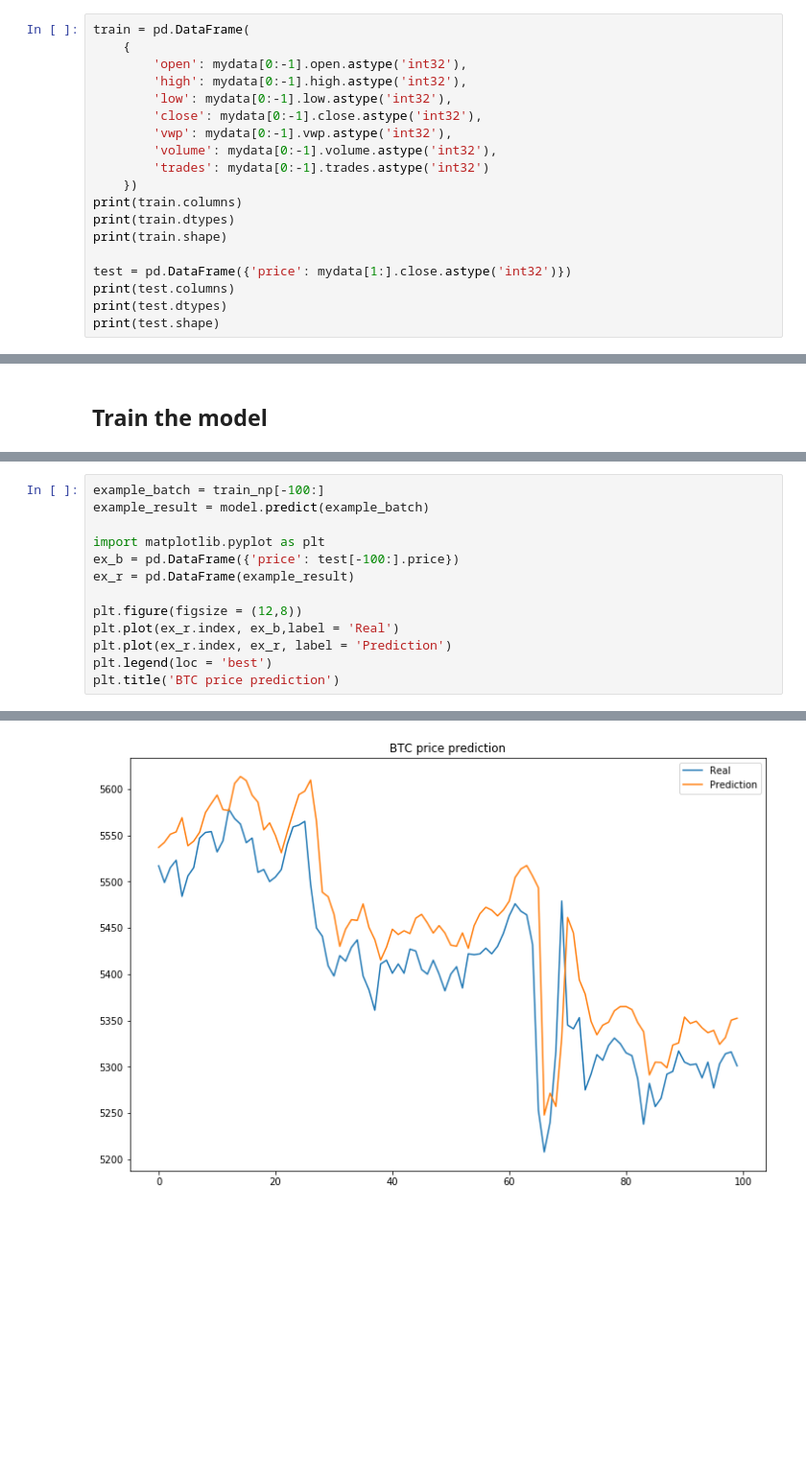
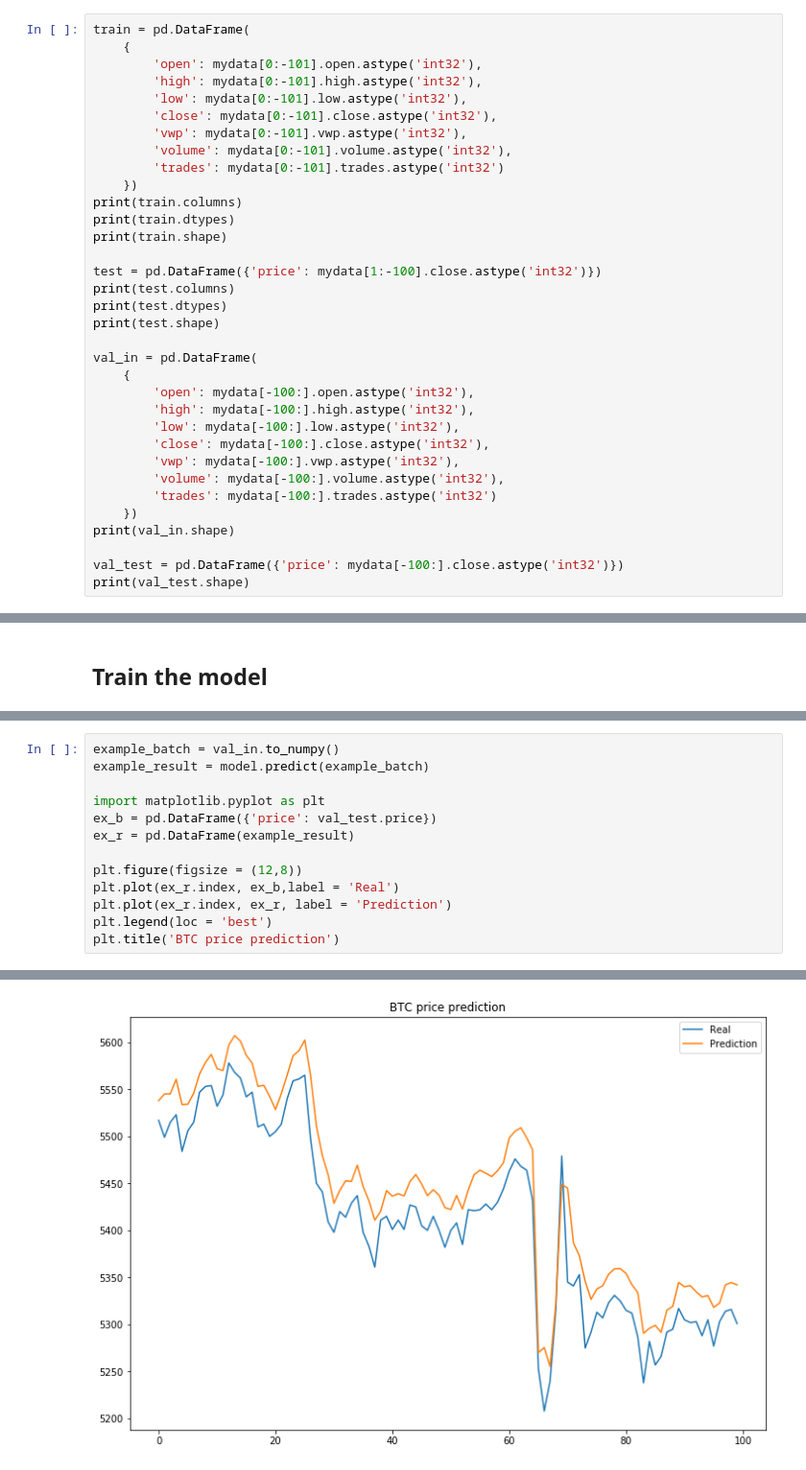
Before and after one commit to kochol/tf_tests, a Jupyter notebook: test01.ipynb, the cells around one changed output, grey strips where cells are left out. Shown at 96% size. Drawn from its saved outputs; the diff is of its cells as text; blank space fills up the shorter version.

Commit message:
Split test data and train data

```diff
--- a/test01.ipynb
+++ b/test01.ipynb
@@ -92,22 +90,37 @@ Prepare the data for training
 # %%
 train = pd.DataFrame(
     {
-        'open': mydata[0:-1].open.astype('int32'),
-        'high': mydata[0:-1].high.astype('int32'),
-        'low': mydata[0:-1].low.astype('int32'),
-        'close': mydata[0:-1].close.astype('int32'),
-        'vwp': mydata[0:-1].vwp.astype('int32'),
-        'volume': mydata[0:-1].volume.astype('int32'),
-        'trades': mydata[0:-1].trades.astype('int32')
+        'open': mydata[0:-101].open.astype('int32'),
+        'high': mydata[0:-101].high.astype('int32'),
+        'low': mydata[0:-101].low.astype('int32'),
+        'close': mydata[0:-101].close.astype('int32'),
+        'vwp': mydata[0:-101].vwp.astype('int32'),
+        'volume': mydata[0:-101].volume.astype('int32'),
+        'trades': mydata[0:-101].trades.astype('int32')
     })
 print(train.columns)
 print(train.dtypes)
 print(train.shape)
 
-test = pd.DataFrame({'price': mydata[1:].close.astype('int32')})
+test = pd.DataFrame({'price': mydata[1:-100].close.astype('int32')})
 print(test.columns)
 print(test.dtypes)
 print(test.shape)
+
+val_in = pd.DataFrame(
+    {
+        'open': mydata[-100:].open.astype('int32'),
+        'high': mydata[-100:].high.astype('int32'),
+        'low': mydata[-100:].low.astype('int32'),
+        'close': mydata[-100:].close.astype('int32'),
+        'vwp': mydata[-100:].vwp.astype('int32'),
+        'volume': mydata[-100:].volume.astype('int32'),
+        'trades': mydata[-100:].trades.astype('int32')
+    })
+print(val_in.shape)
+
+val_test = pd.DataFrame({'price': mydata[-100:].close.astype('int32')})
+print(val_test.shape)
 # %% [output]
 Index(['open', 'high', 'low', 'close', 'vwp', 'volume', 'trades'], dtype='object')
 open      int32
@@ -150,17 +165,17 @@ Epoch 1000/1000
 <tensorflow.python.keras.callbacks.History at 0x...>
 # %%
-example_batch = train_np[-100:]
+example_batch = val_in.to_numpy()
 example_result = model.predict(example_batch)
 
 import matplotlib.pyplot as plt
-ex_b = pd.DataFrame({'price': test[-100:].price})
+ex_b = pd.DataFrame({'price': val_test.price})
 ex_r = pd.DataFrame(example_result)
 
 plt.figure(figsize = (12,8))
 plt.plot(ex_r.index, ex_b,label = 'Real')
 plt.plot(ex_r.index, ex_r, label = 'Prediction')
 plt.legend(loc = 'best')
 plt.title('BTC price prediction')
 # %% [output]
 Text(0.5, 1.0, 'BTC price prediction')
-[figure, old version]
+[figure, new version]
```
Also changed, not shown: parts of 4 cells of this notebook.
